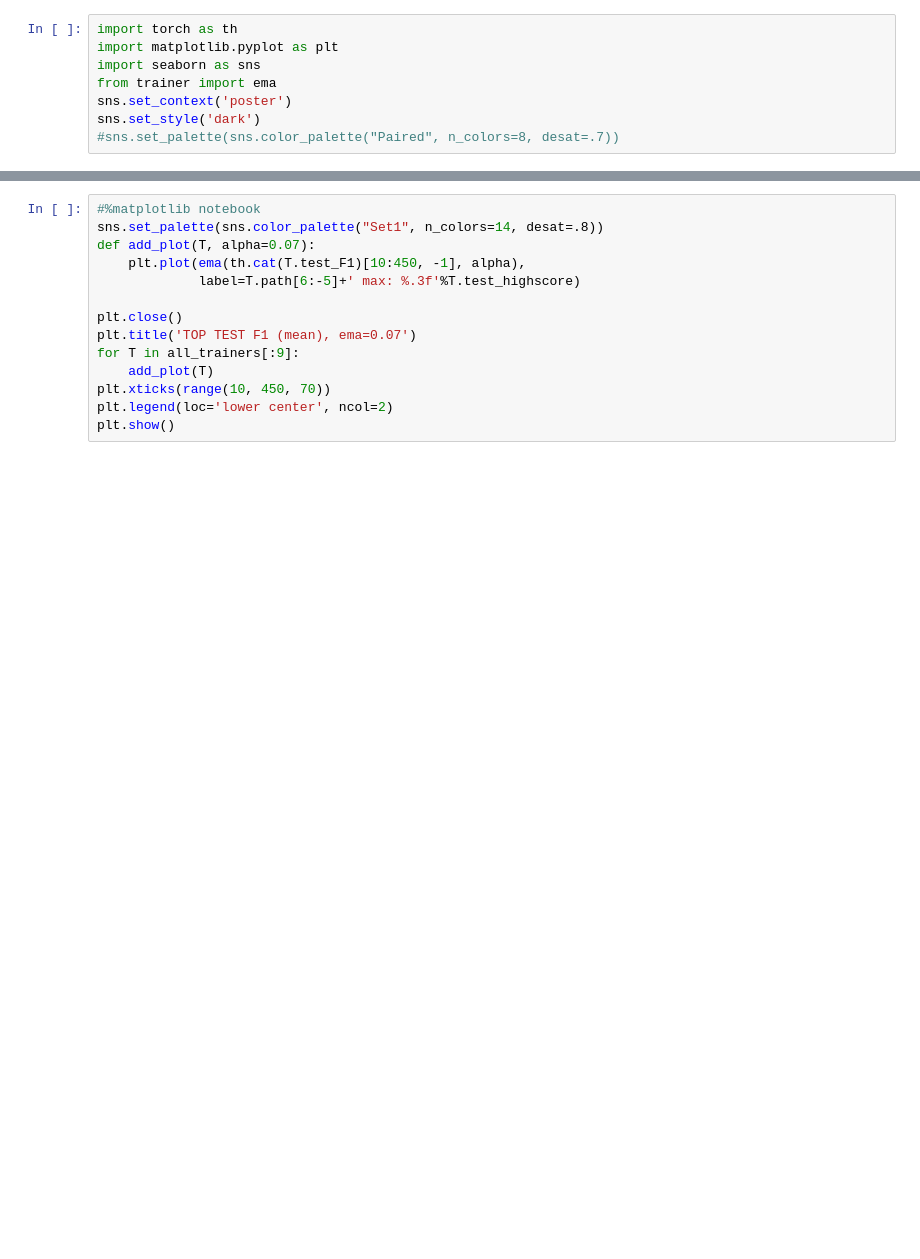
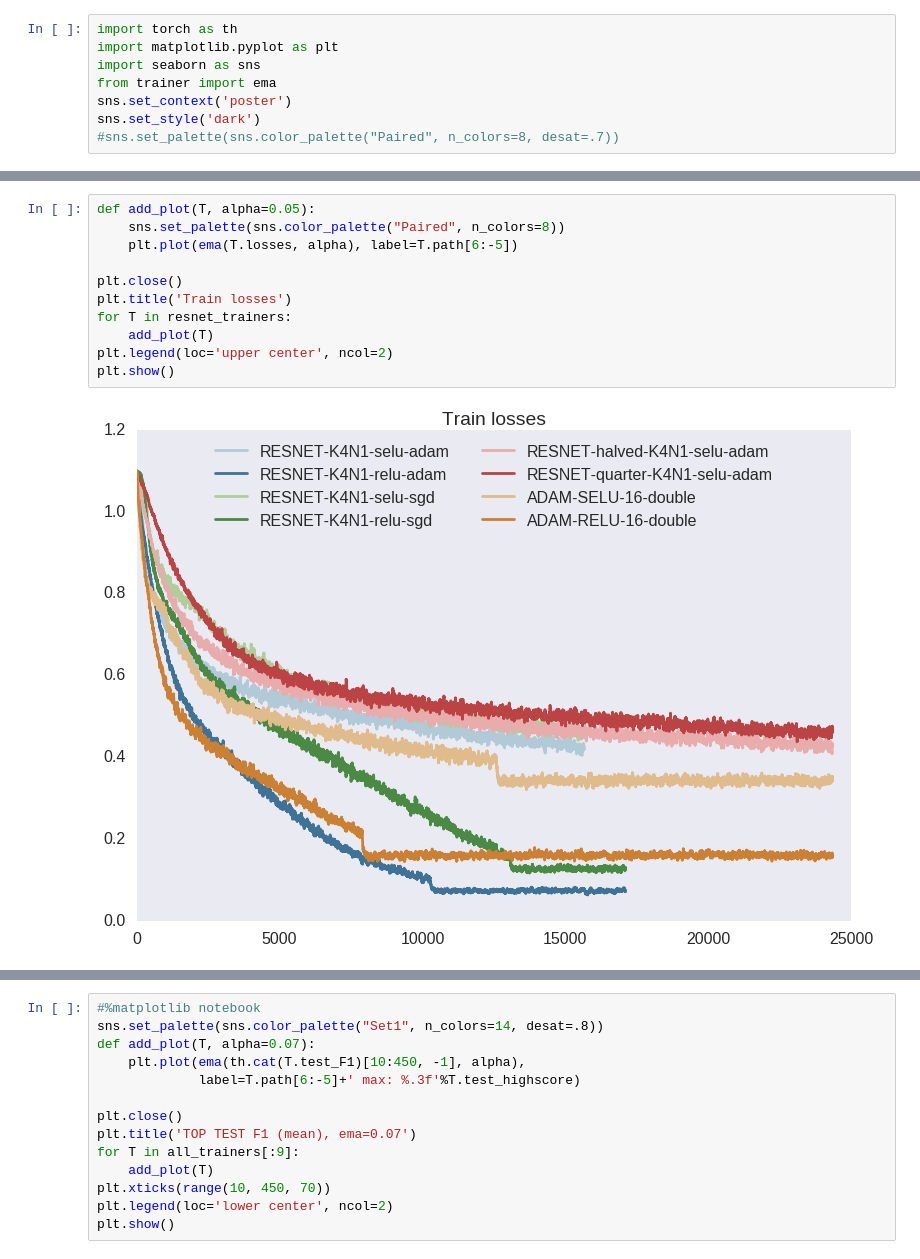
Before and after one commit to botcs/cinc2017, a Jupyter notebook: trainer-watcher.ipynb, the cells around one changed output, grey strips where cells are left out. Saved outputs shown, nothing was run; the diff lists cells and outputs as text; blank space fills up the shorter version.

```diff
--- a/trainer-watcher.ipynb
+++ b/trainer-watcher.ipynb
@@ -36,3 +66,16 @@ ValueError: result of slicing is an empty tensor
+# %%
+def add_plot(T, alpha=0.05):
+    sns.set_palette(sns.color_palette("Paired", n_colors=8))
+    plt.plot(ema(T.losses, alpha), label=T.path[6:-5])
+
+plt.close()
+plt.title('Train losses')
+for T in resnet_trainers:
+    add_plot(T)
+plt.legend(loc='upper center', ncol=2)
+plt.show()
+# %% [output]
+[figure, added]
 # %%
 from glob import glob
 all_trainers = []
```
Also changed, not shown: parts of 9 cells of this notebook, 2 other files.
